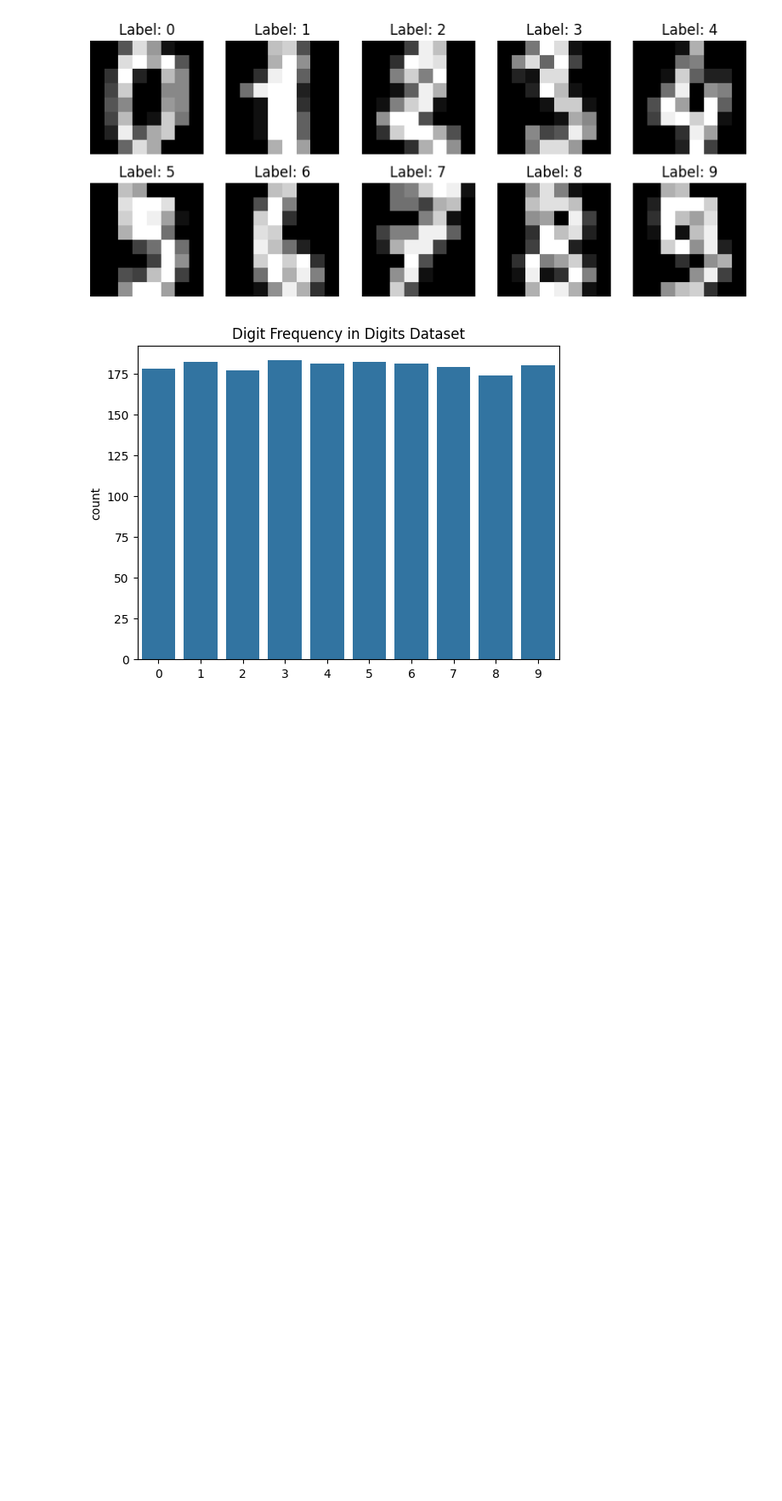
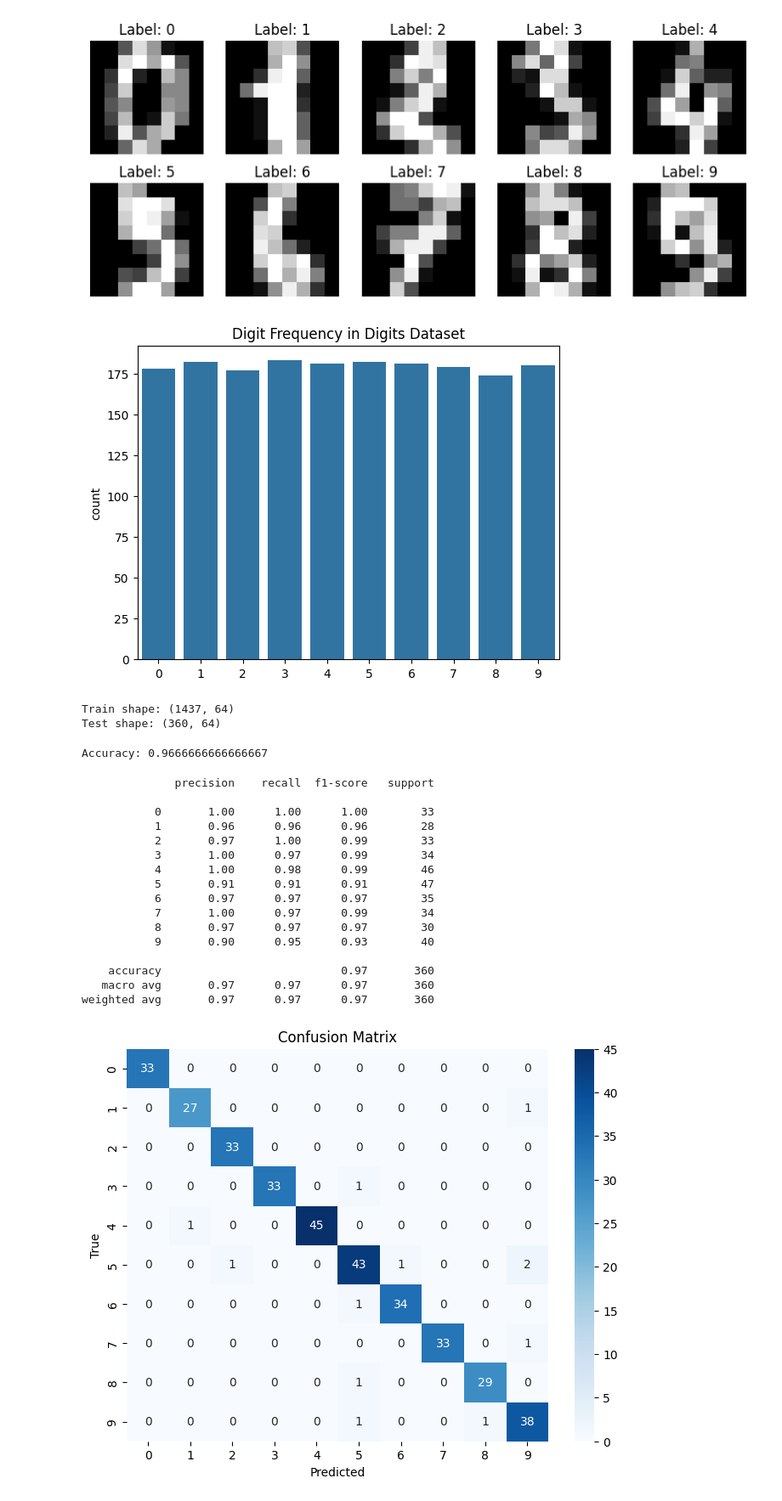
Before and after one commit to AmolSadana012/Digit_recognition_cnn, a Jupyter notebook: Digit_Recog.ipynb, the cells around one changed output. Shown: that part at 85% size. Drawn from its saved outputs; the diff is of its cells as text; code cells hidden in the pictures; blank space fills up the shorter version.

Commit message:
Add Preprocessing & Train/Test Split

```diff
--- a/Digit_Recog.ipynb
+++ b/Digit_Recog.ipynb
@@ -49,3 +48,51 @@ Data shape: (1797, 64)
 Target shape: (1797,)
 [figure]
 [figure]
+# %%
+# Train-test split
+from sklearn.model_selection import train_test_split
+X = X / 16.0
+X_train, X_test, y_train, y_test = train_test_split(X, y, test_size=0.2, random_state=42)
+print("Train shape:", X_train.shape)
+print("Test shape:", X_test.shape)
+# %% [output]
+Train shape: (1437, 64)
+Test shape: (360, 64)
+# %%
+# Model Training (Linear Regression)
+from sklearn.linear_model import LogisticRegression
+from sklearn.metrics import accuracy_score
+model = LogisticRegression(max_iter=10000)
+model.fit(X_train, y_train)
+y_pred = model.predict(X_test)
+print("Accuracy:", accuracy_score(y_test, y_pred))
+# %% [output]
+Accuracy: 0.9666666666666667
+# %%
+# Classification report
+from sklearn.metrics import classification_report, confusion_matrix
+print(classification_report(y_test, y_pred))
+plt.figure(figsize=(8,6))
+sns.heatmap(confusion_matrix(y_test, y_pred), annot=True, fmt="d", cmap="Blues")
+plt.xlabel("Predicted")
+plt.ylabel("True")
+plt.title("Confusion Matrix")
+plt.show()
+# %% [output]
+              precision    recall  f1-score   support
+
+           0       1.00      1.00      1.00        33
+           1       0.96      0.96      0.96        28
+           2       0.97      1.00      0.99        33
+           3       1.00      0.97      0.99        34
+           4       1.00      0.98      0.99        46
+           5       0.91      0.91      0.91        47
+           6       0.97      0.97      0.97        35
+           7       1.00      0.97      0.99        34
+           8       0.97      0.97      0.97        30
+           9       0.90      0.95      0.93        40
+
+    accuracy                           0.97       360
+   macro avg       0.97      0.97      0.97       360
+weighted avg       0.97      0.97      0.97       360
+[figure, added]
```
Also changed, not shown: parts of 1 cell of this notebook.
